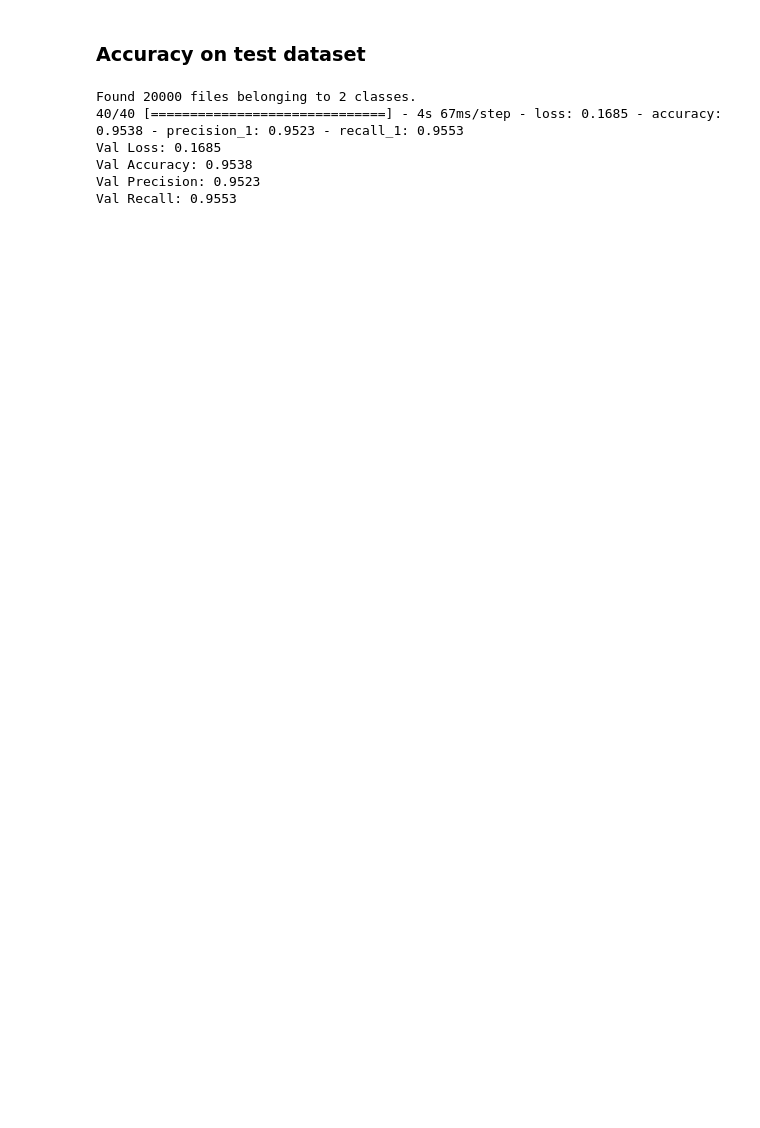
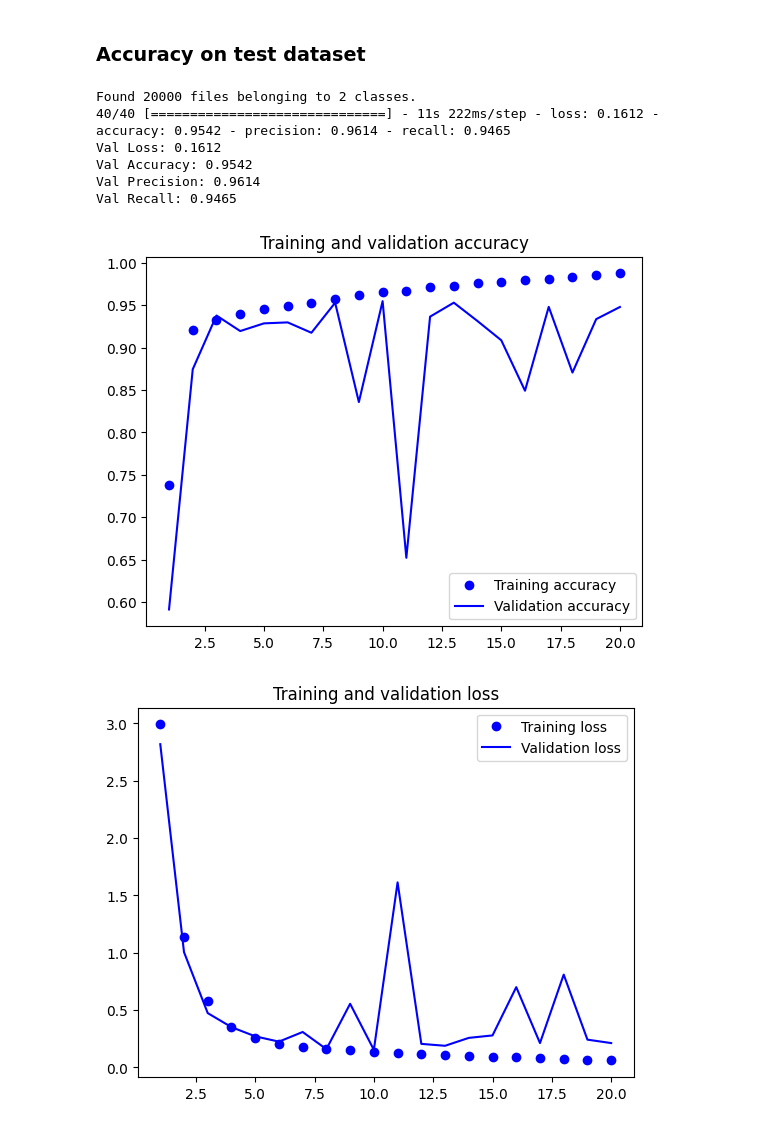
Before and after one commit to rahul07bagul/CS59000_Deep_Learning, a Jupyter notebook: HW6/part_4.ipynb, the cells around one changed output. Cells and saved outputs as stored; diff of their text form; code cells hidden in the pictures; blank space fills up the shorter version.

```diff
--- a/HW6/part_4.ipynb
+++ b/HW6/part_4.ipynb
@@ -46,6 +47,18 @@ Training Classes:
 ['FAKE', 'REAL']
 Testing Classes:
 ['FAKE', 'REAL']
+# %%
+val_true_classes = np.concatenate([y for x, y in validation_dataset], axis = 0)  # Get true labels
+class_names = ['FAKE', 'REAL']
+early_stopping = tf.keras.callbacks.EarlyStopping(monitor = 'val_loss', patience = 10, restore_best_weights = True)
+
+checkpoint = tf.keras.callbacks.ModelCheckpoint(
+    filepath='best_model_tunned.h5',
+    monitor='val_loss',
+    save_best_only=True,
+    save_weights_only=False,
+    mode='min'
+)
 # %% [markdown]
 ## Using ResNet50 pretrained model
 # %% [markdown]
@@ -113,12 +126,12 @@ Non-trainable params: 57,216
 _________________________________________________________________
 # %%
 print("Starting training with Transfer Learning using ResNet50...")
-ResNet_model_history = model.fit(
-    train_ds,
-    validation_data = val_ds,
+history = model.fit(
+    train_dataset,
+    validation_data = validation_dataset,
     epochs = 100,
     verbose = 1,
-    callbacks = [early_stopping]
+    callbacks=[early_stopping, checkpoint]
 )
 print("Transfer Learning training finished.")
 # %% [output]
@@ -142,14 +155,14 @@ Transfer Learning training finished.
 # %% [markdown]
 ### Accuracy on test dataset
 # %%
-test_ds = tf.keras.utils.image_dataset_from_directory(
+test_dataset = image_dataset_from_directory(
   "test",
   seed = 512,
   image_size = (img_height, img_width),
   batch_size = batch_size)
 
 # Evaluate the model on the test dataset
-val_loss, val_accuracy, val_precision, val_recall = model.evaluate(test_ds)
+val_loss, val_accuracy, val_precision, val_recall = model.evaluate(test_dataset)
 
 # Print the metrics
 print(f"Val Loss: {val_loss:.4f}")
@@ -158,8 +171,32 @@ print(f"Val Precision: {val_precision:.4f}")
 print(f"Val Recall: {val_recall:.4f}")
 # %% [output]
 Found 20000 files belonging to 2 classes.
-40/40 [==============================] - 4s 67ms/step - loss: 0.1685 - accuracy: 0.9538 - precision_1: 0.9523 - recall_1: 0.9553
-Val Loss: 0.1685
-Val Accuracy: 0.9538
-Val Precision: 0.9523
-Val Recall: 0.9553
+40/40 [==============================] - 11s 222ms/step - loss: 0.1612 - accuracy: 0.9542 - precision: 0.9614 - recall: 0.9465
+Val Loss: 0.1612
+Val Accuracy: 0.9542
+Val Precision: 0.9614
+Val Recall: 0.9465
+# %%
+def plot_loss_acc_training(history, epochs=30):
+  accuracy = history.history["accuracy"]
+  val_accuracy = history.history["val_accuracy"]
+  loss = history.history["loss"]
+  val_loss = history.history["val_loss"]
+  epochs = range(1, len(accuracy) + 1)
+
+  plt.plot(epochs, accuracy, "bo", label="Training accuracy")
+  plt.plot(epochs, val_accuracy, "b", label="Validation accuracy")
+  plt.title("Training and validation accuracy")
+  plt.legend()
+  plt.figure()
+
+  plt.plot(epochs, loss, "bo", label="Training loss")
+  plt.plot(epochs, val_loss, "b", label="Validation loss")
+  plt.title("Training and validation loss")
+  plt.legend()
+  plt.show()
+# %%
+plot_loss_acc_training(history)
+# %% [output]
+[figure, added]
+[figure, added]
```
Also changed, not shown: parts of 4 cells of this notebook.
